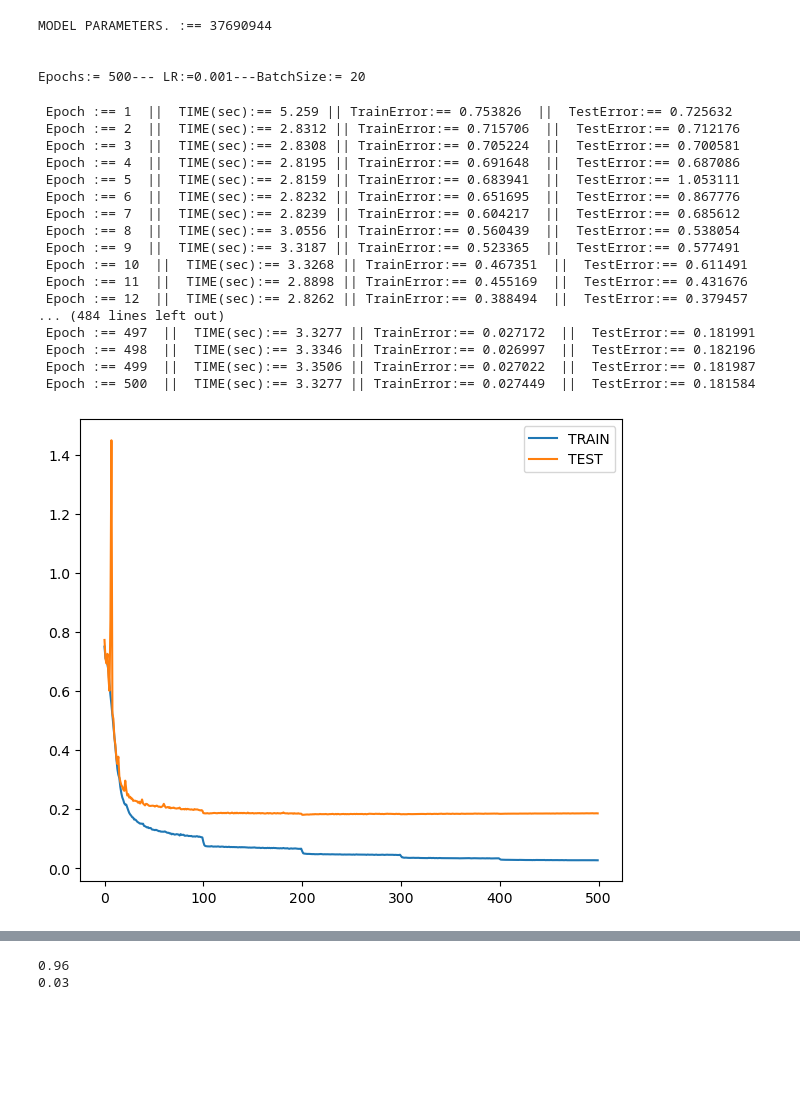
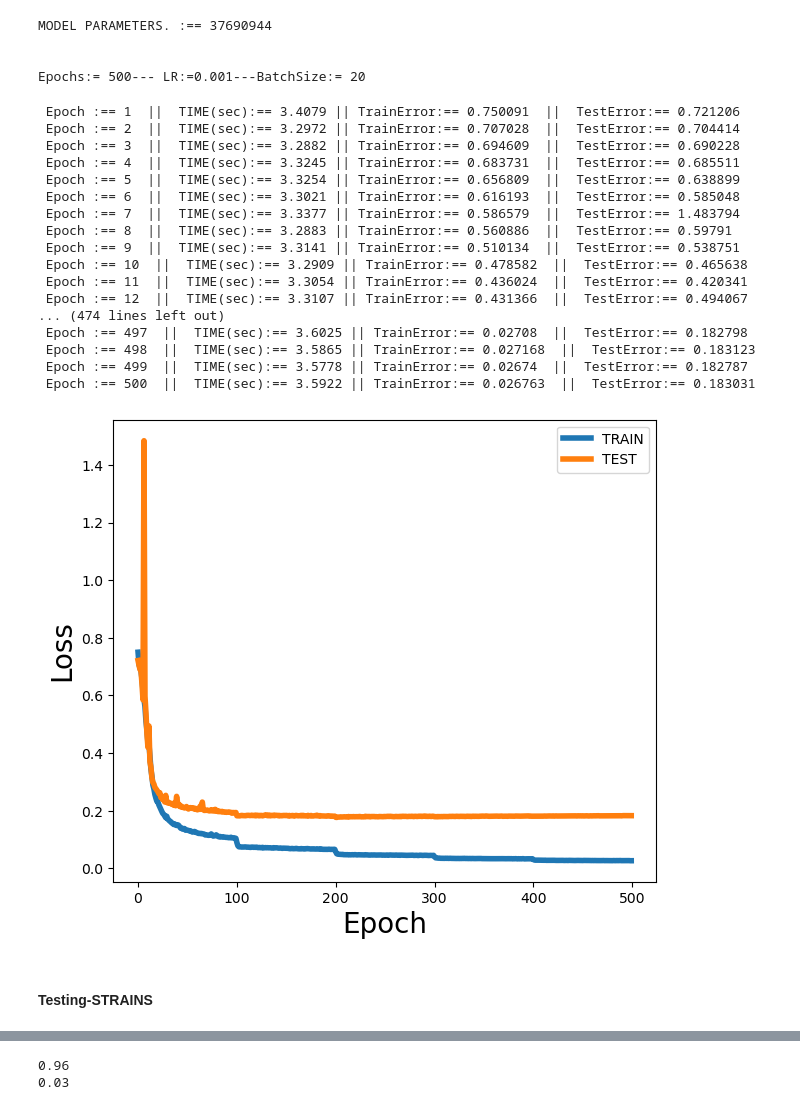
Before and after one commit to M3RG-IITD/FNO-StressStrain, a Jupyter notebook: benchmarking/ResNet.ipynb, the cells around one changed output, grey strips where cells are left out. Saved outputs shown, nothing was run; the diff lists cells and outputs as text; code cells hidden in the pictures; blank space fills up the shorter version.

```diff
--- a/benchmarking/ResNet.ipynb
+++ b/benchmarking/ResNet.ipynb
@@ -8,27 +8,24 @@
 ##                                                                                                 ##
 #####################################################################################################
 # %%
-
 
 import numpy as np
 import torch
 import torch.nn as nn
 import torch.nn.functional as F
 from torch.nn.parameter import Parameter
-
+from Adam import Adam
+from sklearn.metrics import r2_score
 import matplotlib.pyplot as plt
 
 import operator
 from functools import reduce
 from functools import partial
 import scipy.io as sio
-from utilities3 import *
+
 from timeit import default_timer
+from utility import *
 
-
-from Adam import Adam
-from sklearn.metrics import r2_score
+device = torch.device('cuda:0' if torch.cuda.is_available() else 'cpu')
 torch.manual_seed(0)
 np.random.seed(0)
-device = torch.device('cuda' if torch.cuda.is_available() else 'cpu')
-print(device)
@@ -223,25 +161,25 @@ class ResNet(nn.Module):
 def ResNet50(num_classes, channels=3):
     return ResNet(Bottleneck, [3,4,6,3], num_classes, channels)
 # %%
+######################################################
+### Data Loading
+######################################################
 
 
-################################################################
-# configs
-################################################################
-
 X_Data = '/DATA1/meer/data/material-v3-3350.mat'
-
 Y_Data = '/DATA1/meer/data/strain-v3-3350.mat'
-
 
 ntrain =1200
 ntest = 200
 batch_size =20
+dim = 48
+strain_channels = 3
 
 
 ################################################################
 # load data and data normalization
 ################################################################
+
 reader = MatReader(X_Data)
 x_train = reader.read_field('Emat')[:ntrain]
 x_test = reader.read_field('Emat')[-ntest:]
@@ -249,9 +187,13 @@ x_test_plot = reader.read_field('Emat')[-ntest:]
 
 
 reader.load_file(Y_Data)
-
 y_train = reader.read_field('strain')[:ntrain]#
 y_test_strain = reader.read_field('strain')[-ntest:]
+
+
+######################################################
+### Normalization
+######################################################
 
 x_normalizer = UnitGaussianNormalizer(x_train)
 x_train = x_normalizer.encode(x_train)
@@ -301,7 +257,7 @@ for ep in range(epochs):
 
         optimizer.zero_grad()
 
-        out = model(x).reshape(batch_size, dim, dim,3)
+        out = model(x).reshape(batch_size, dim, dim,strain_channels)
 
         out = y_normalizer.decode(out)
         y = y_normalizer.decode(y)
@@ -322,7 +278,7 @@ for ep in range(epochs):
         for x, y in test_loader:
             x, y = x.to(device), y.to(device)
             x =x.reshape(x.shape[0], 1, dim, dim)
-            out = model(x).reshape(batch_size, dim, dim,3)
+            out = model(x).reshape(batch_size, dim, dim,strain_channels)
             out = y_normalizer.decode(out)
 
             test_l2 += lossfunc(y.view(batch_size,-1),out.view(batch_size,-1)).item()
@@ -335,29 +291,31 @@ for ep in range(epochs):
     print(f' Epoch :== {ep+1}  ||  TIME(sec):== {np.round((t2-t1),4)} '
           f'|| TrainError:== {np.round(train_l2,6)}  ||  TestError:== {np.round(test_l2,6)}')
 # %% [output]
- Epoch :== 1  ||  TIME(sec):== 5.259 || TrainError:== 0.753826  ||  TestError:== 0.725632
- Epoch :== 2  ||  TIME(sec):== 2.8312 || TrainError:== 0.715706  ||  TestError:== 0.712176
- Epoch :== 3  ||  TIME(sec):== 2.8308 || TrainError:== 0.705224  ||  TestError:== 0.700581
- Epoch :== 4  ||  TIME(sec):== 2.8195 || TrainError:== 0.691648  ||  TestError:== 0.687086
- Epoch :== 5  ||  TIME(sec):== 2.8159 || TrainError:== 0.683941  ||  TestError:== 1.053111
- Epoch :== 6  ||  TIME(sec):== 2.8232 || TrainError:== 0.651695  ||  TestError:== 0.867776
- Epoch :== 7  ||  TIME(sec):== 2.8239 || TrainError:== 0.604217  ||  TestError:== 0.685612
- Epoch :== 8  ||  TIME(sec):== 3.0556 || TrainError:== 0.560439  ||  TestError:== 0.538054
- Epoch :== 9  ||  TIME(sec):== 3.3187 || TrainError:== 0.523365  ||  TestError:== 0.577491
- Epoch :== 10  ||  TIME(sec):== 3.3268 || TrainError:== 0.467351  ||  TestError:== 0.611491
- Epoch :== 11  ||  TIME(sec):== 2.8898 || TrainError:== 0.455169  ||  TestError:== 0.431676
- Epoch :== 12  ||  TIME(sec):== 2.8262 || TrainError:== 0.388494  ||  TestError:== 0.379457
-... (484 lines left out)
- Epoch :== 497  ||  TIME(sec):== 3.3277 || TrainError:== 0.027172  ||  TestError:== 0.181991
- Epoch :== 498  ||  TIME(sec):== 3.3346 || TrainError:== 0.026997  ||  TestError:== 0.182196
- Epoch :== 499  ||  TIME(sec):== 3.3506 || TrainError:== 0.027022  ||  TestError:== 0.181987
- Epoch :== 500  ||  TIME(sec):== 3.3277 || TrainError:== 0.027449  ||  TestError:== 0.181584
+ Epoch :== 1  ||  TIME(sec):== 3.4079 || TrainError:== 0.750091  ||  TestError:== 0.721206
+ Epoch :== 2  ||  TIME(sec):== 3.2972 || TrainError:== 0.707028  ||  TestError:== 0.704414
+ Epoch :== 3  ||  TIME(sec):== 3.2882 || TrainError:== 0.694609  ||  TestError:== 0.690228
+ Epoch :== 4  ||  TIME(sec):== 3.3245 || TrainError:== 0.683731  ||  TestError:== 0.685511
+ Epoch :== 5  ||  TIME(sec):== 3.3254 || TrainError:== 0.656809  ||  TestError:== 0.638899
+ Epoch :== 6  ||  TIME(sec):== 3.3021 || TrainError:== 0.616193  ||  TestError:== 0.585048
+ Epoch :== 7  ||  TIME(sec):== 3.3377 || TrainError:== 0.586579  ||  TestError:== 1.483794
+ Epoch :== 8  ||  TIME(sec):== 3.2883 || TrainError:== 0.560886  ||  TestError:== 0.59791
+ Epoch :== 9  ||  TIME(sec):== 3.3141 || TrainError:== 0.510134  ||  TestError:== 0.538751
+ Epoch :== 10  ||  TIME(sec):== 3.2909 || TrainError:== 0.478582  ||  TestError:== 0.465638
+ Epoch :== 11  ||  TIME(sec):== 3.3054 || TrainError:== 0.436024  ||  TestError:== 0.420341
+ Epoch :== 12  ||  TIME(sec):== 3.3107 || TrainError:== 0.431366  ||  TestError:== 0.494067
+... (474 lines left out)
+ Epoch :== 497  ||  TIME(sec):== 3.6025 || TrainError:== 0.02708  ||  TestError:== 0.182798
+ Epoch :== 498  ||  TIME(sec):== 3.5865 || TrainError:== 0.027168  ||  TestError:== 0.183123
+ Epoch :== 499  ||  TIME(sec):== 3.5778 || TrainError:== 0.02674  ||  TestError:== 0.182787
+ Epoch :== 500  ||  TIME(sec):== 3.5922 || TrainError:== 0.026763  ||  TestError:== 0.183031
 # %%
 plt.figure(figsize=(7,6))
-plt.plot(range(epochs),trainerror, label ="TRAIN")
-plt.plot(range(epochs),testerror, label ="TEST")
+plt.plot(range(epochs),trainerror,linewidth = 4,label ="TRAIN")
+plt.plot(range(epochs),testerror, linewidth = 4,label ="TEST")
+plt.xlabel('Epoch', fontsize =20)
+plt.ylabel('Loss', fontsize =20)
 plt.legend()
 plt.show()
 # %% [output]
-[figure, old version]
+[figure, new version]
 # %%
@@ -370,6 +328,8 @@ np.save('testResNet_STRAIN', testnn)
 # path = 'ResNet_STRAIN_N1200_ep1200.pt'
 # model.load_state_dict(torch.load(path))
 # print(model)
+# %% [markdown]
+#### Testing-STRAINS
 # %%
 prediction = torch.zeros(y_test_strain.shape)
 c = 0
```
Also changed, not shown: parts of 23 cells of this notebook, 4 other files.
